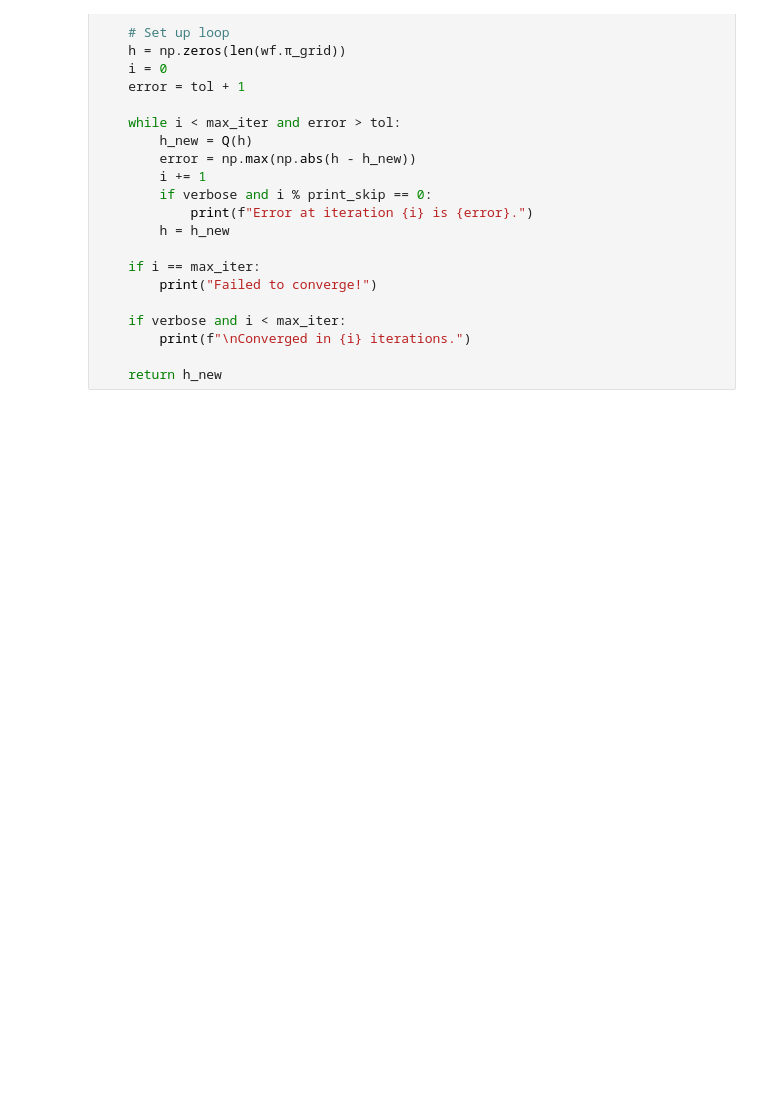
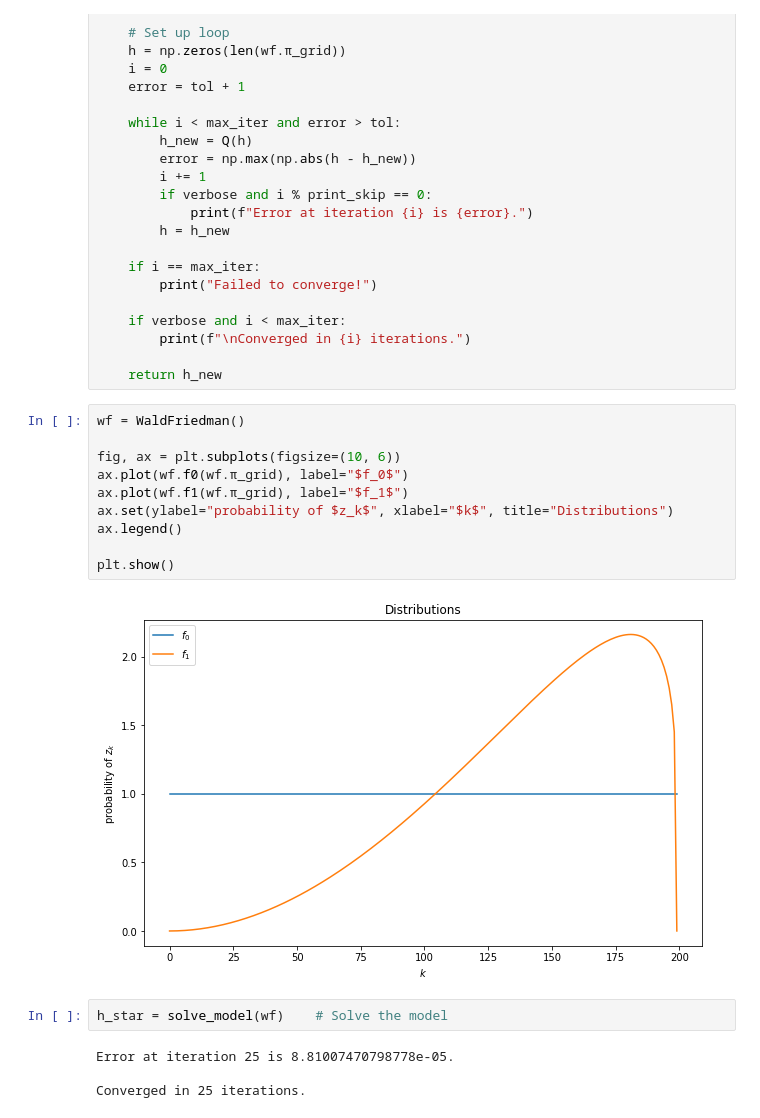
Before and after one commit to PanPip/QuantEcon_Tasks, a Jupyter notebook: Dynamic_programming.ipynb, the cells around one changed output. Drawn from its saved outputs; the diff is of its cells as text; blank space fills up the shorter version.

Commit message:
Continued lesson on A Problem that Stumped Milton Friedman

```diff
--- a/Dynamic_programming.ipynb
+++ b/Dynamic_programming.ipynb
@@ -646,3 +646,21 @@ def solve_model(wf,
         print(f"\nConverged in {i} iterations.")
 
     return h_new
+# %%
+wf = WaldFriedman()
+
+fig, ax = plt.subplots(figsize=(10, 6))
+ax.plot(wf.f0(wf.π_grid), label="$f_0$")
+ax.plot(wf.f1(wf.π_grid), label="$f_1$")
+ax.set(ylabel="probability of $z_k$", xlabel="$k$", title="Distributions")
+ax.legend()
+
+plt.show()
+# %% [output]
+[figure, added]
+# %%
+h_star = solve_model(wf)    # Solve the model
+# %% [output]
+Error at iteration 25 is 8.81007470798778e-05.
+
+Converged in 25 iterations.
```
Also changed, not shown: parts of 3 cells of this notebook.
